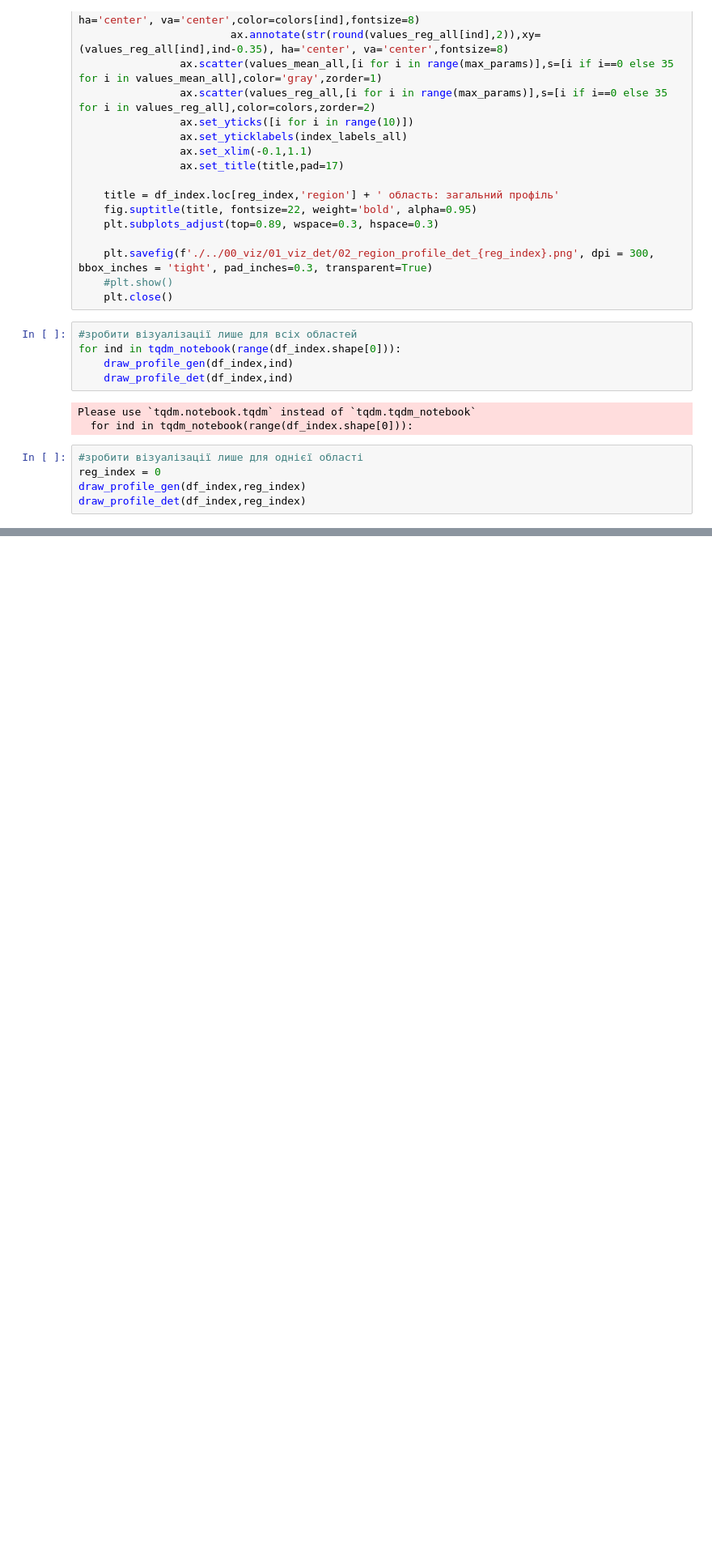
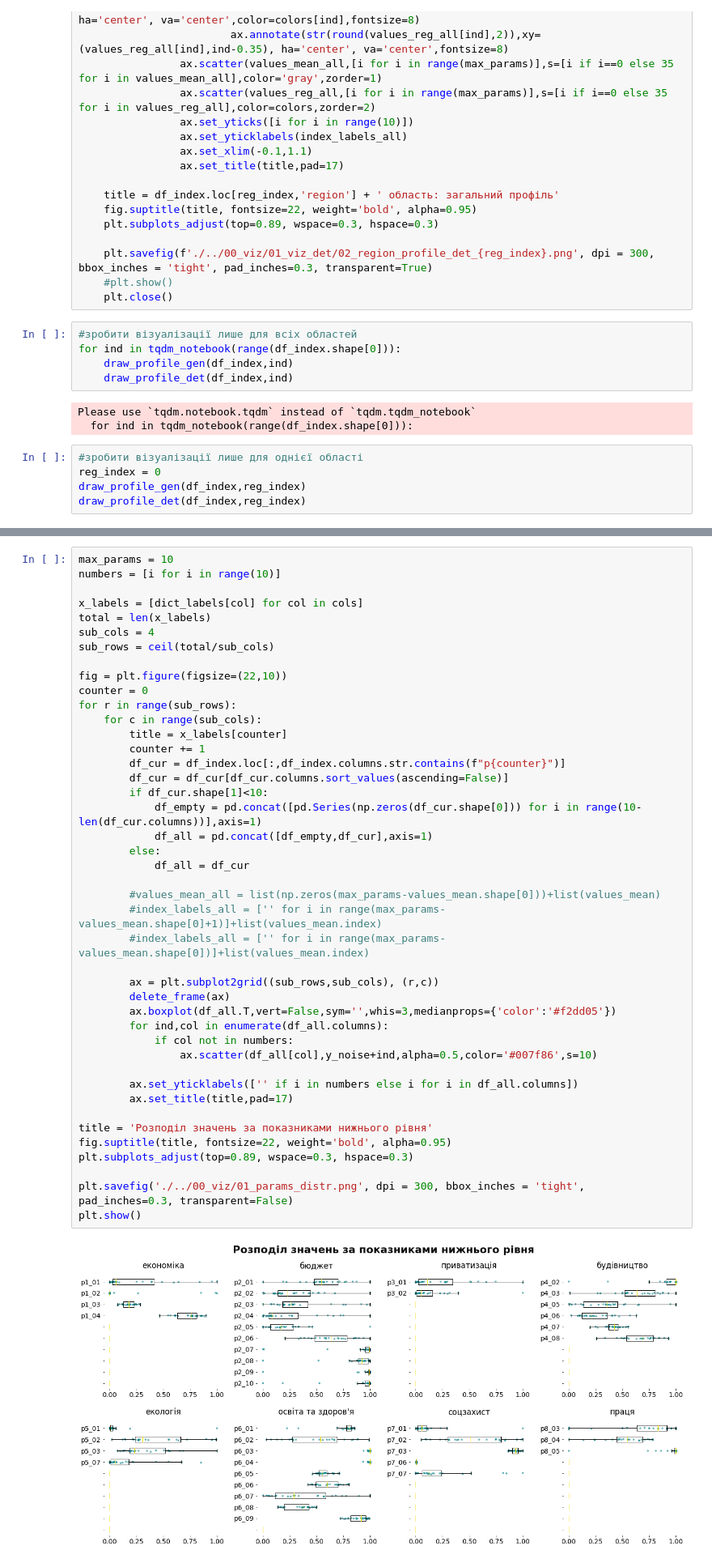
Before and after one commit to hp0404/index-2020-2, a Jupyter notebook: notebooks/00_viz.ipynb, the cells around one changed output, grey strips where cells are left out. Shown: that part at 81% size. Saved outputs shown, nothing was run; the diff lists cells and outputs as text; blank space fills up the shorter version.

```diff
--- a/notebooks/00_viz.ipynb
+++ b/notebooks/00_viz.ipynb
@@ -292,0 +330,45 @@ plt.show()
+# %%
+max_params = 10
+numbers = [i for i in range(10)]
+
+x_labels = [dict_labels[col] for col in cols]
+total = len(x_labels)
+sub_cols = 4
+sub_rows = ceil(total/sub_cols)
+
+fig = plt.figure(figsize=(22,10))
+counter = 0
+for r in range(sub_rows):
+    for c in range(sub_cols):
+        title = x_labels[counter]
+        counter += 1
+        df_cur = df_index.loc[:,df_index.columns.str.contains(f"p{counter}")]
+        df_cur = df_cur[df_cur.columns.sort_values(ascending=False)]
+        if df_cur.shape[1]<10:
+            df_empty = pd.concat([pd.Series(np.zeros(df_cur.shape[0])) for i in range(10-len(df_cur.columns))],axis=1)
+            df_all = pd.concat([df_empty,df_cur],axis=1)
+        else:
+            df_all = df_cur
+
+        #values_mean_all = list(np.zeros(max_params-values_mean.shape[0]))+list(values_mean)
+        #index_labels_all = ['' for i in range(max_params-values_mean.shape[0]+1)]+list(values_mean.index)
+        #index_labels_all = ['' for i in range(max_params-values_mean.shape[0])]+list(values_mean.index)
+
+        ax = plt.subplot2grid((sub_rows,sub_cols), (r,c))
+        delete_frame(ax)
+        ax.boxplot(df_all.T,vert=False,sym='',whis=3,medianprops={'color':'#f2dd05'})
+        for ind,col in enumerate(df_all.columns):
+            if col not in numbers:
+                ax.scatter(df_all[col],y_noise+ind,alpha=0.5,color='#007f86',s=10)
+
+        ax.set_yticklabels(['' if i in numbers else i for i in df_all.columns])
+        ax.set_title(title,pad=17)
+
+title = 'Розподіл значень за показниками нижнього рівня'
+fig.suptitle(title, fontsize=22, weight='bold', alpha=0.95)
+plt.subplots_adjust(top=0.89, wspace=0.3, hspace=0.3)
+
+plt.savefig('./../00_viz/01_params_distr.png', dpi = 300, bbox_inches = 'tight', pad_inches=0.3, transparent=False)
+plt.show()
+# %% [output]
+[figure, added]
```
Also changed, not shown: parts of 7 cells of this notebook, 1 other file.
